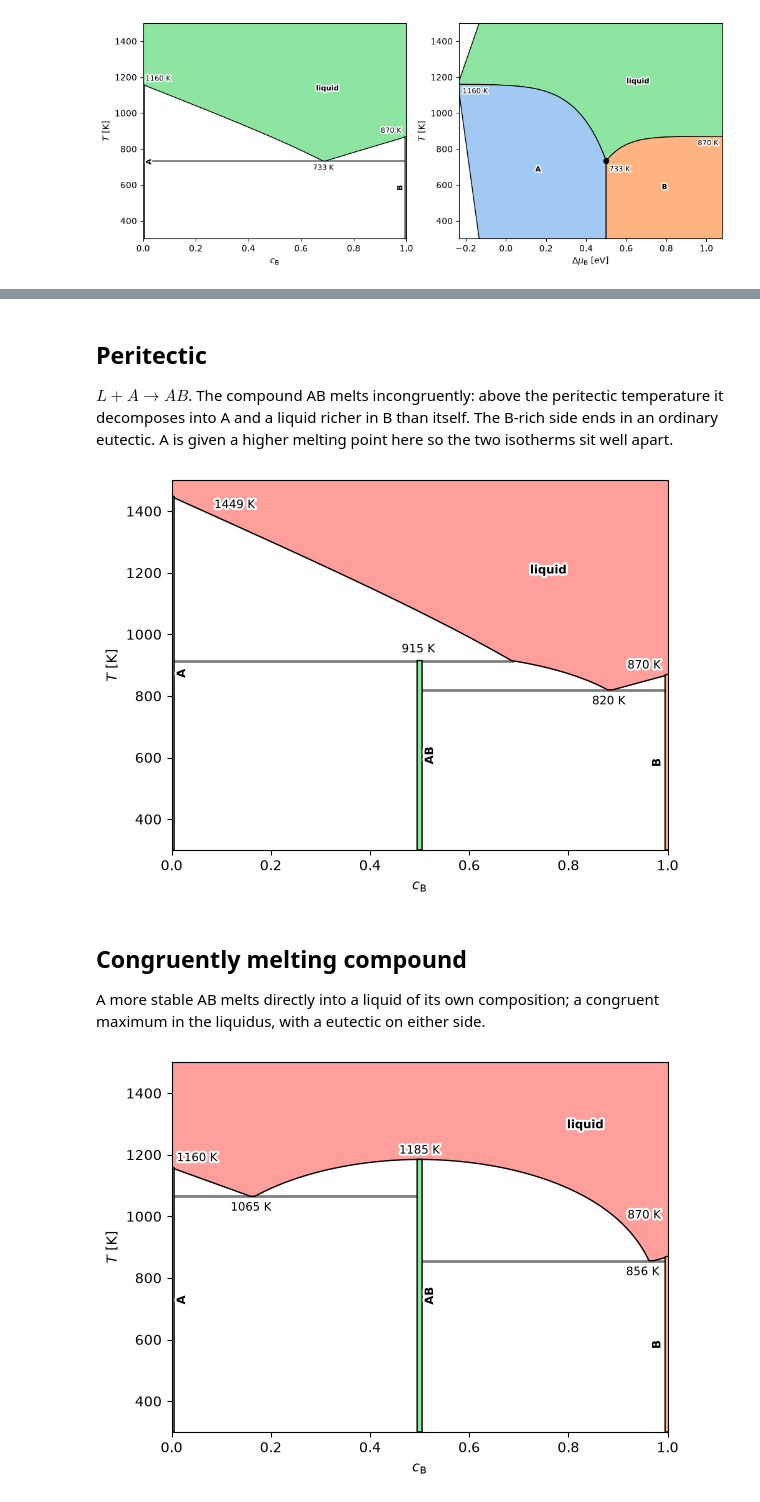
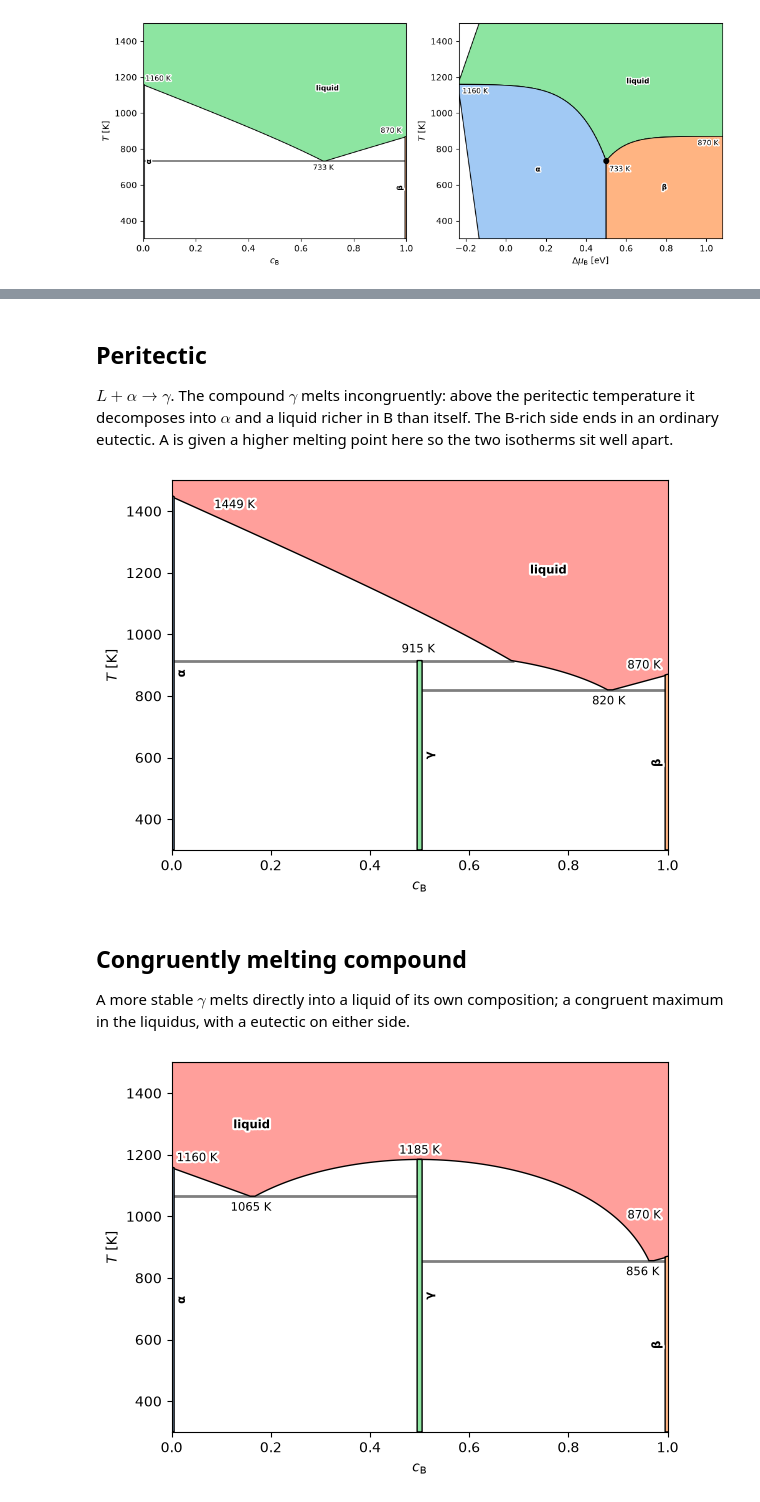
Before and after one commit to eisenforschung/landau, a Jupyter notebook: notebooks/TransitionTemperatures.ipynb, the cells around one changed output, grey strips where cells are left out. Cells and saved outputs as stored; diff of their text form; code cells hidden in the pictures.

```diff
--- a/notebooks/TransitionTemperatures.ipynb
+++ b/notebooks/TransitionTemperatures.ipynb
@@ -28,25 +29,21 @@ def ideal(name, E_A, S_A, E_B, S_B):
     """Ideal solution between the terminals A (c=0) and B (c=1)."""
     return IdealSolution(name, line(name + "A", 0, E_A, S_A), line(name + "B", 1, E_B, S_B))
 
-def regular(name, E_A, S_A, E_B, S_B, L0):
-    """Regular solution with mixing enthalpy L0 c (1 - c); L0 < 0 attracts, L0 > 0 repels."""
-    return RegularSolution(
-        name,
-        phases=[
-            line(name + "A", 0, E_A, S_A),
-            line(name + "mid", 0.5, (E_A + E_B) / 2 + L0 / 4, (S_A + S_B) / 2),
-            line(name + "B", 1, E_B, S_B),
-        ],
-        num_coeffs=1,
-        add_entropy=True,
-    )
+def regular(name, E_A, S_A, E_B, S_B, L0, L1=0):
+    """Sub-regular solution with mixing enthalpy c (1 - c) (L0 + L1 (2c - 1)); L0 < 0 attracts, L0 > 0 repels."""
+    E_mix = lambda c: c * (1 - c) * (L0 + L1 * (2 * c - 1))
+    controls = [
+        line(f"{name}{i}", c, (1 - c) * E_A + c * E_B + E_mix(c), (1 - c) * S_A + c * S_B)
+        for i, c in enumerate([0, 0.25, 0.5, 0.75, 1])
+    ]
+    return RegularSolution(name, phases=controls, num_coeffs=2, add_entropy=True)
 
-A = line("A", 0, -3.0, 1.0)
-B = line("B", 1, -2.5, 1.0)
+alpha = line("α", 0, -3.0, 1.0)
+beta = line("β", 1, -2.5, 1.0)
 liquid = ideal("liquid", -2.8, 3.0, -2.35, 3.0)
 Ts = np.linspace(300, 1500, 60)
 
-def diagram(phases, ax=None):
-    df = calc_phase_diagram(phases, Ts, mu=100)
-    plot_phase_diagram(df, element="B", transition_temperatures=True, ax=ax)
+def diagram(phases, Ts=Ts, ax=None, refine=True, **kwargs):
+    df = calc_phase_diagram(phases, Ts, mu=100, refine=refine)
+    plot_phase_diagram(df, transition_temperatures=True, ax=ax, **kwargs)
     return df
@@ -95,25 +104,25 @@ df.query("locus == 'triple'")[["T", "c", "phase", "locus"]]
 # %% [markdown]
 ## Peritectic
 
-$L + A \rightarrow AB$.
-The compound AB melts incongruently: above the peritectic temperature it decomposes into A and a liquid richer in B than itself.
+$L + \alpha \rightarrow \gamma$.
+The compound $\gamma$ melts incongruently: above the peritectic temperature it decomposes into $\alpha$ and a liquid richer in B than itself.
 The B-rich side ends in an ordinary eutectic.
 A is given a higher melting point here so the two isotherms sit well apart.
 # %%
 liquid_hot = ideal("liquid", -2.75, 3.0, -2.35, 3.0)
-AB = line("AB", 0.5, -2.80, 0.6)
-df = diagram([A, B, AB, liquid_hot])
+gamma = line("γ", 0.5, -2.80, 0.6)
+df = diagram([alpha, beta, gamma, liquid_hot], element="B")
 # %% [output]
-[figure, old version]
+[figure, new version]
 # %% [markdown]
 ## Congruently melting compound
 
-A more stable AB melts directly into a liquid of its own composition; a congruent maximum in the liquidus, with a eutectic on either side.
+A more stable $\gamma$ melts directly into a liquid of its own composition; a congruent maximum in the liquidus, with a eutectic on either side.
 # %%
-AB = line("AB", 0.5, -2.85, 1.0)
-df = diagram([A, B, AB, liquid])
+gamma = line("γ", 0.5, -2.85, 1.0)
+df = diagram([alpha, beta, gamma, liquid], element="B")
 # %% [output]
-[figure, old version]
+[figure, new version]
 # %% [markdown]
 ## Eutectoid
 
```
Also changed, not shown: parts of 18 cells of this notebook.
